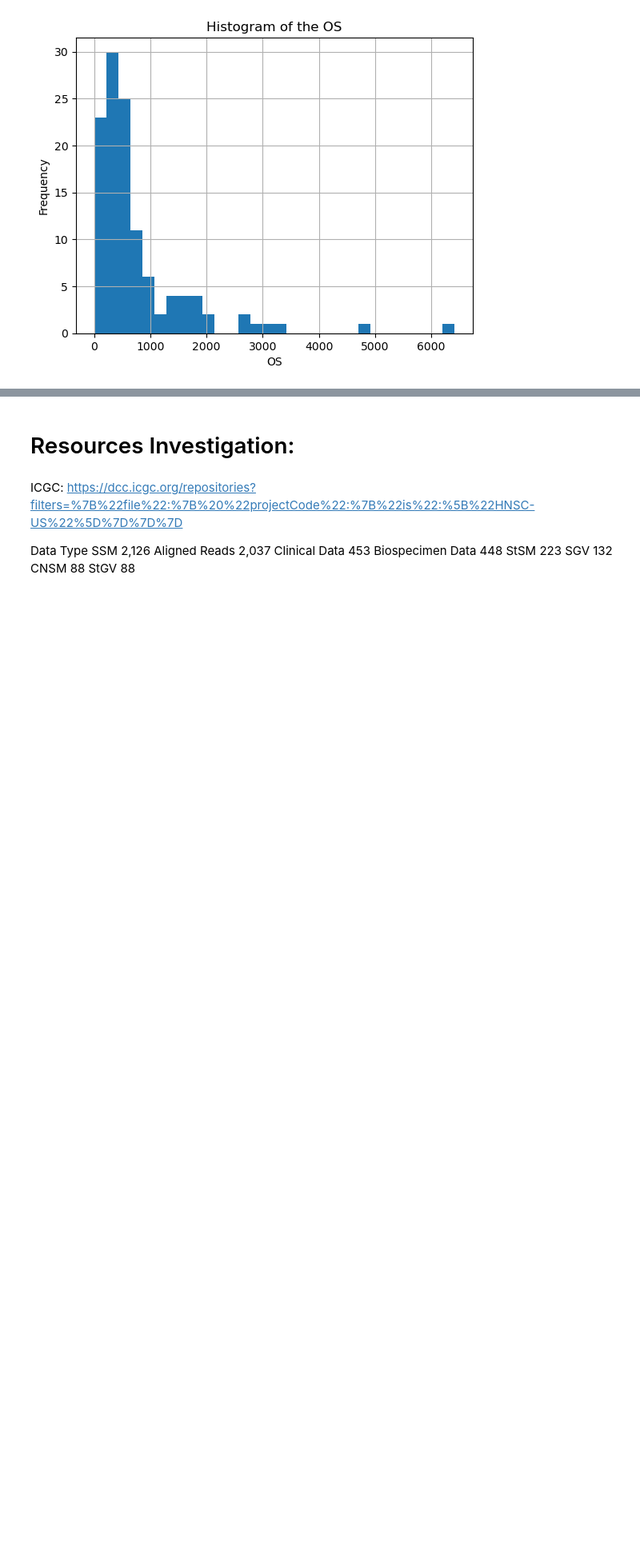
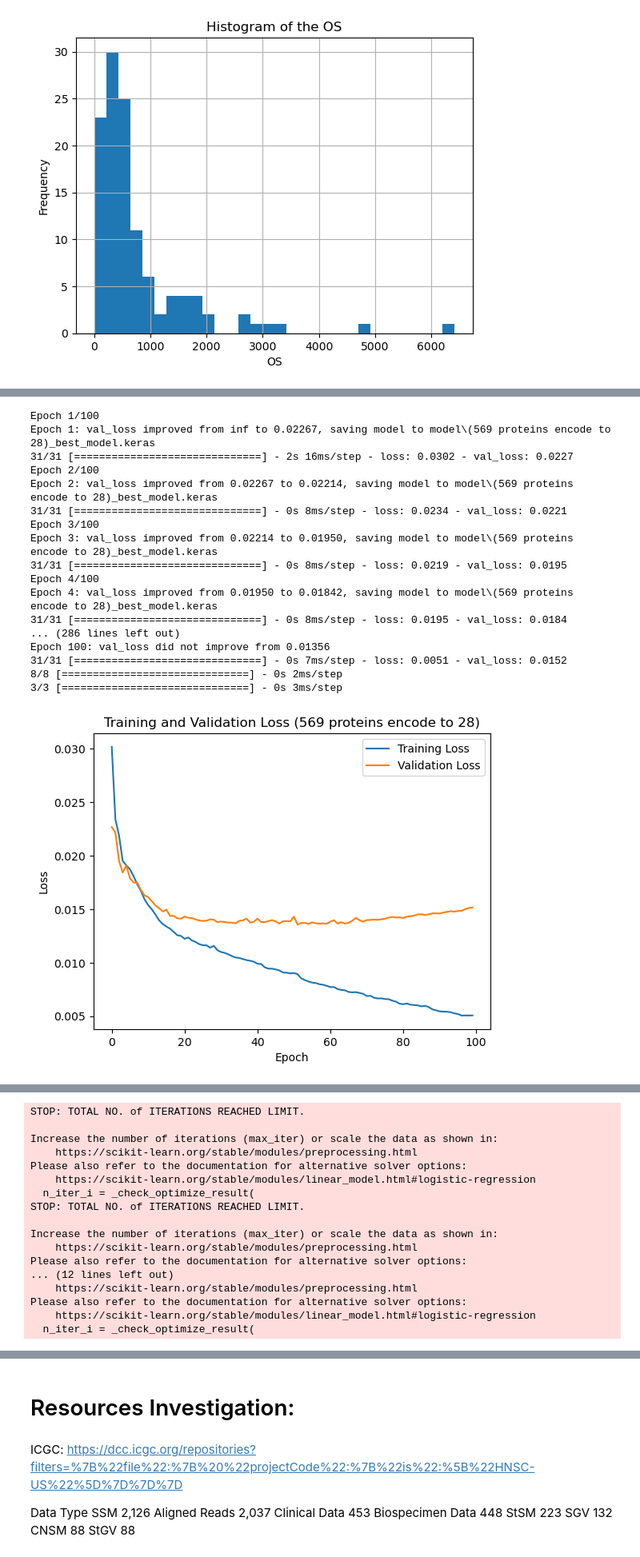
Before and after one commit to smgjch/HSAE, a Jupyter notebook: HSAE_Validation.ipynb, the cells around one changed output, grey strips where cells are left out. Shown at 80% size. Cells and saved outputs as stored; diff of their text form; code cells hidden in the pictures; blank space fills up the shorter version.

```diff
--- a/HSAE_Validation.ipynb
+++ b/HSAE_Validation.ipynb
@@ -313,0 +560,26 @@ class AE():
+# %%
+WAE_inputation_28d = Wider_AE(X_train=X_train,X_test=X_test,y_train=y_train,y_test=y_test,bottleneck = 28,type = "(569 proteins encode to 28)")
+WAE_inputation_28d.train()
+WAE_inputation_28d.plot()
+WAE_inputation_28d.do_PCA(2)
+WAE_inputation_28d.do_PCA(3)
+WAE_inputation_28d.cross_validation_model_selection()
+# %% [output]
+Epoch 1/100
+Epoch 1: val_loss improved from inf to 0.02267, saving model to model\(569 proteins encode to 28)_best_model.keras
+31/31 [==============================] - 2s 16ms/step - loss: 0.0302 - val_loss: 0.0227
+Epoch 2/100
+Epoch 2: val_loss improved from 0.02267 to 0.02214, saving model to model\(569 proteins encode to 28)_best_model.keras
+31/31 [==============================] - 0s 8ms/step - loss: 0.0234 - val_loss: 0.0221
+Epoch 3/100
+Epoch 3: val_loss improved from 0.02214 to 0.01950, saving model to model\(569 proteins encode to 28)_best_model.keras
+31/31 [==============================] - 0s 8ms/step - loss: 0.0219 - val_loss: 0.0195
+Epoch 4/100
+Epoch 4: val_loss improved from 0.01950 to 0.01842, saving model to model\(569 proteins encode to 28)_best_model.keras
+31/31 [==============================] - 0s 8ms/step - loss: 0.0195 - val_loss: 0.0184
+... (286 lines left out)
+Epoch 100: val_loss did not improve from 0.01356
+31/31 [==============================] - 0s 7ms/step - loss: 0.0051 - val_loss: 0.0152
+8/8 [==============================] - 0s 2ms/step
+3/3 [==============================] - 0s 3ms/step
+[figure, added]
@@ -313,0 +588,17 @@ class AE():
+STOP: TOTAL NO. of ITERATIONS REACHED LIMIT.
+
+Increase the number of iterations (max_iter) or scale the data as shown in:
+    https://scikit-learn.org/stable/modules/preprocessing.html
+Please also refer to the documentation for alternative solver options:
+    https://scikit-learn.org/stable/modules/linear_model.html#logistic-regression
+  n_iter_i = _check_optimize_result(
+STOP: TOTAL NO. of ITERATIONS REACHED LIMIT.
+
+Increase the number of iterations (max_iter) or scale the data as shown in:
+    https://scikit-learn.org/stable/modules/preprocessing.html
+Please also refer to the documentation for alternative solver options:
+... (12 lines left out)
+    https://scikit-learn.org/stable/modules/preprocessing.html
+Please also refer to the documentation for alternative solver options:
+    https://scikit-learn.org/stable/modules/linear_model.html#logistic-regression
+  n_iter_i = _check_optimize_result(
```
Also changed, not shown: parts of 18 cells of this notebook.
